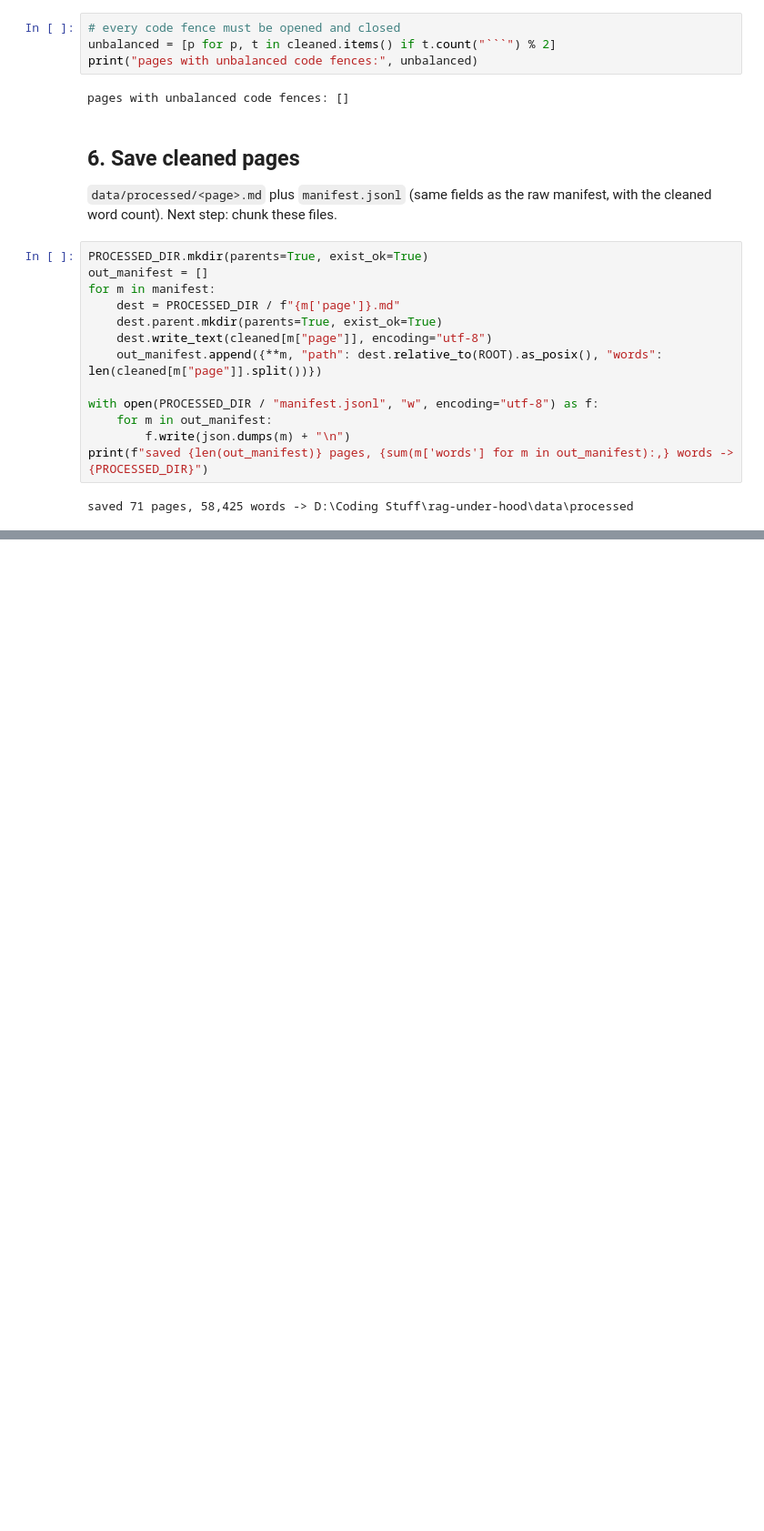
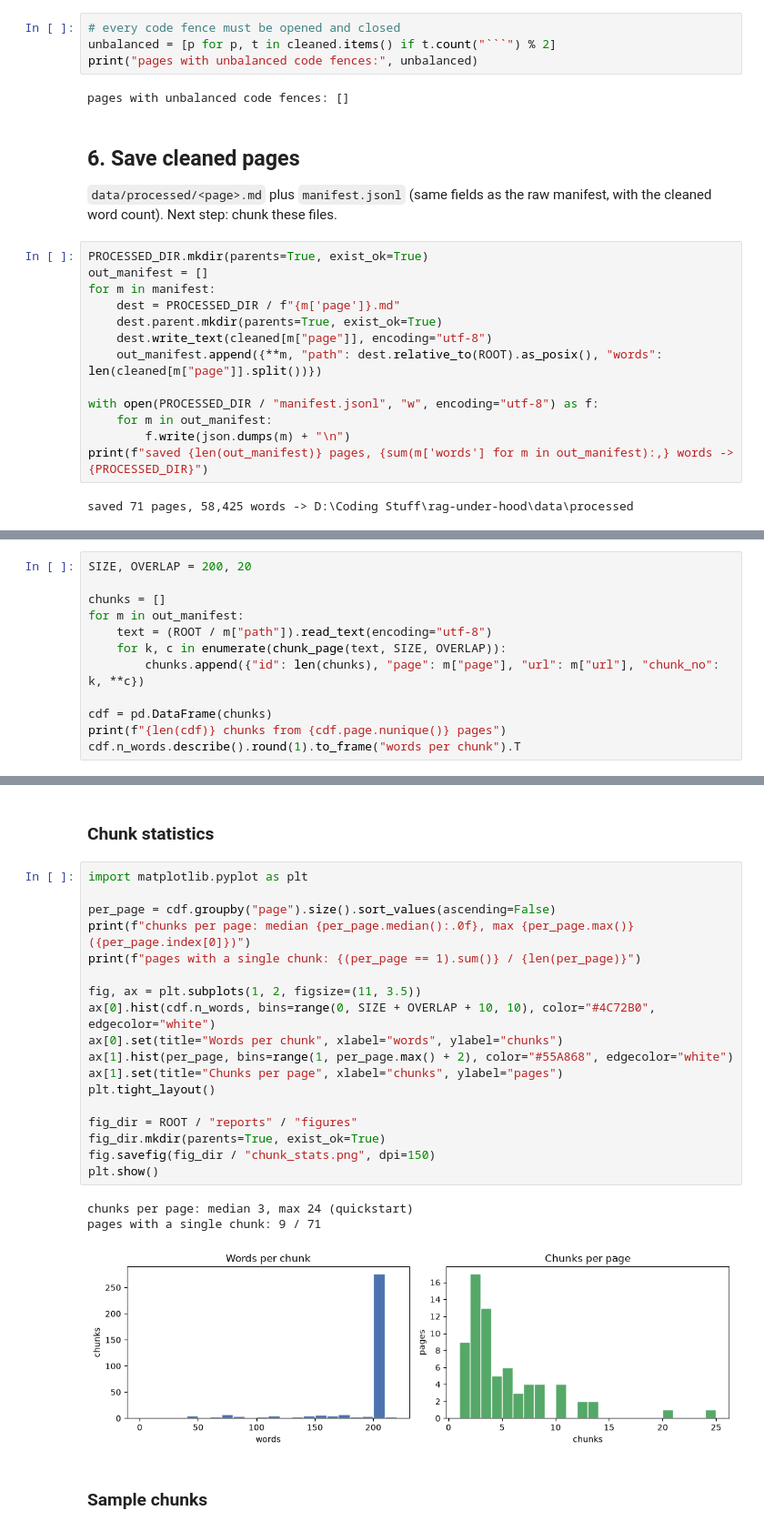
Before and after one commit to ShardunyaMamidi/rag-under-hood, a Jupyter notebook: notebooks/chunking_embeddings.ipynb, the cells around one changed output, grey strips where cells are left out. Shown at 91% size. Saved outputs shown, nothing was run; the diff lists cells and outputs as text; blank space fills up the shorter version.

Commit message:
Add chunking to each document file. Plot the result. Present in reports/figures

```diff
--- a/notebooks/chunking_embeddings.ipynb
+++ b/notebooks/chunking_embeddings.ipynb
@@ -370,0 +445,12 @@ saved 71 pages, 58,425 words -> D:\Coding Stuff\rag-under-hood\data\processed
+# %%
+SIZE, OVERLAP = 200, 20
+
+chunks = []
+for m in out_manifest:
+    text = (ROOT / m["path"]).read_text(encoding="utf-8")
+    for k, c in enumerate(chunk_page(text, SIZE, OVERLAP)):
+        chunks.append({"id": len(chunks), "page": m["page"], "url": m["url"], "chunk_no": k, **c})
+
+cdf = pd.DataFrame(chunks)
+print(f"{len(cdf)} chunks from {cdf.page.nunique()} pages")
+cdf.n_words.describe().round(1).to_frame("words per chunk").T
@@ -370,0 +496,26 @@ saved 71 pages, 58,425 words -> D:\Coding Stuff\rag-under-hood\data\processed
+# %% [markdown]
+### Chunk statistics
+# %%
+import matplotlib.pyplot as plt
+
+per_page = cdf.groupby("page").size().sort_values(ascending=False)
+print(f"chunks per page: median {per_page.median():.0f}, max {per_page.max()} ({per_page.index[0]})")
+print(f"pages with a single chunk: {(per_page == 1).sum()} / {len(per_page)}")
+
+fig, ax = plt.subplots(1, 2, figsize=(11, 3.5))
+ax[0].hist(cdf.n_words, bins=range(0, SIZE + OVERLAP + 10, 10), color="#4C72B0", edgecolor="white")
+ax[0].set(title="Words per chunk", xlabel="words", ylabel="chunks")
+ax[1].hist(per_page, bins=range(1, per_page.max() + 2), color="#55A868", edgecolor="white")
+ax[1].set(title="Chunks per page", xlabel="chunks", ylabel="pages")
+plt.tight_layout()
+
+fig_dir = ROOT / "reports" / "figures"
+fig_dir.mkdir(parents=True, exist_ok=True)
+fig.savefig(fig_dir / "chunk_stats.png", dpi=150)
+plt.show()
+# %% [output]
+chunks per page: median 3, max 24 (quickstart)
+pages with a single chunk: 9 / 71
+[figure, added]
+# %% [markdown]
+### Sample chunks
```
Also changed, not shown: parts of 11 cells of this notebook, 1 other file.
